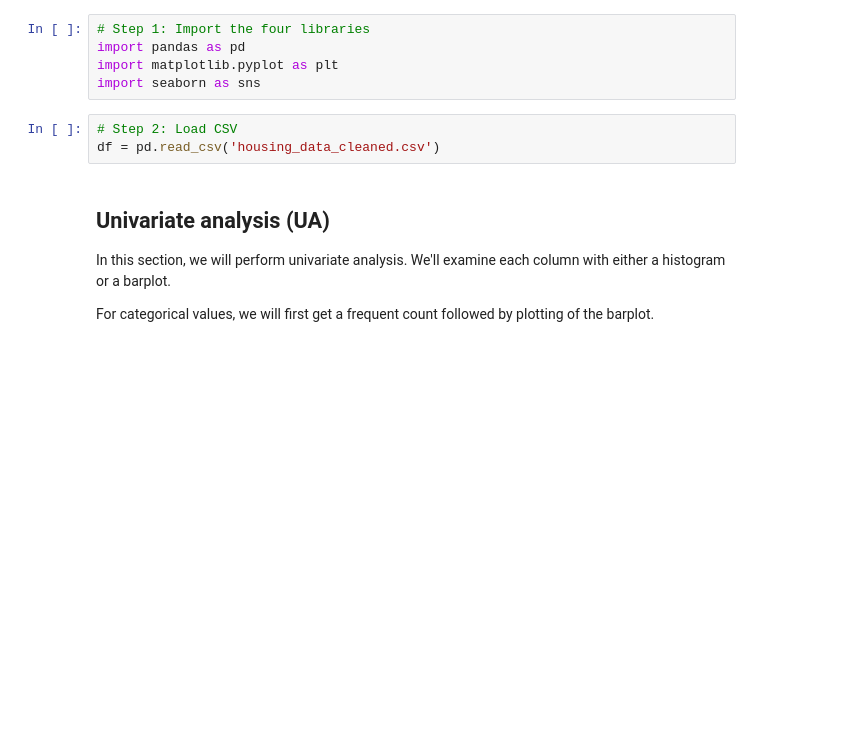
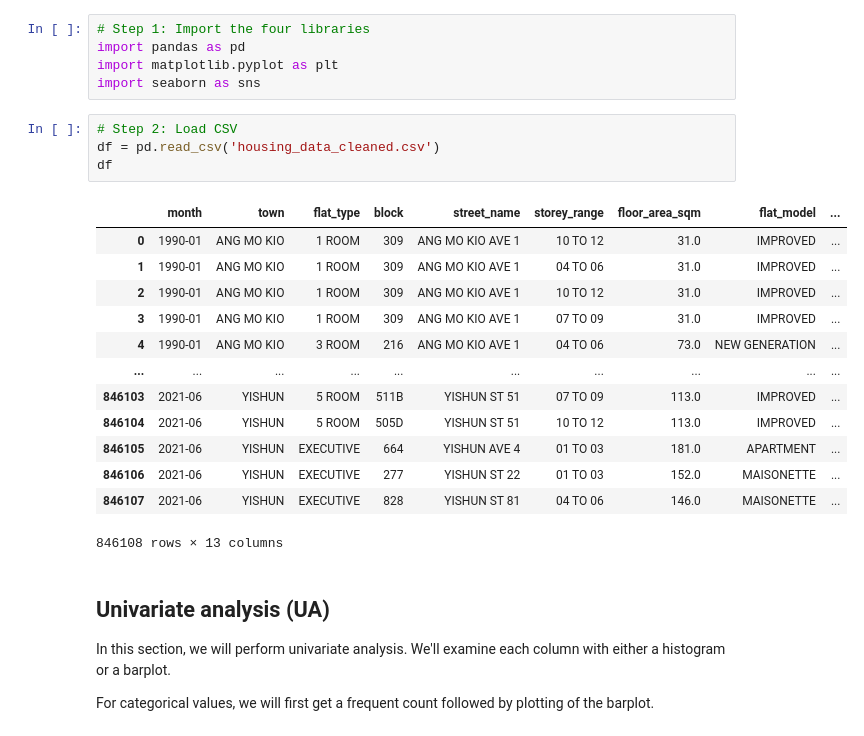
Before and after one commit to Keithlimhs/Project-Housing-Price, a Jupyter notebook: Project Housing Price (Part 3).ipynb, the cells around one changed output. Saved outputs shown, nothing was run; the diff lists cells and outputs as text; blank space fills up the shorter version.

```diff
--- a/Project Housing Price (Part 3).ipynb
+++ b/Project Housing Price (Part 3).ipynb
@@ -10,6 +10,21 @@ import seaborn as sns
 # %%
 # Step 2: Load CSV
 df = pd.read_csv('housing_data_cleaned.csv')
+df
+# %% [output]
+|  | month | town | flat_type | block | street_name | storey_range | floor_area_sqm | flat_model | ... |
+| 0 | 1990-01 | ANG MO KIO | 1 ROOM | 309 | ANG MO KIO AVE 1 | 10 TO 12 | 31.0 | IMPROVED | ... |
+| 1 | 1990-01 | ANG MO KIO | 1 ROOM | 309 | ANG MO KIO AVE 1 | 04 TO 06 | 31.0 | IMPROVED | ... |
+| 2 | 1990-01 | ANG MO KIO | 1 ROOM | 309 | ANG MO KIO AVE 1 | 10 TO 12 | 31.0 | IMPROVED | ... |
+| 3 | 1990-01 | ANG MO KIO | 1 ROOM | 309 | ANG MO KIO AVE 1 | 07 TO 09 | 31.0 | IMPROVED | ... |
+| 4 | 1990-01 | ANG MO KIO | 3 ROOM | 216 | ANG MO KIO AVE 1 | 04 TO 06 | 73.0 | NEW GENERATION | ... |
+| ... | ... | ... | ... | ... | ... | ... | ... | ... | ... |
+| 846103 | 2021-06 | YISHUN | 5 ROOM | 511B | YISHUN ST 51 | 07 TO 09 | 113.0 | IMPROVED | ... |
+| 846104 | 2021-06 | YISHUN | 5 ROOM | 505D | YISHUN ST 51 | 10 TO 12 | 113.0 | IMPROVED | ... |
+| 846105 | 2021-06 | YISHUN | EXECUTIVE | 664 | YISHUN AVE 4 | 01 TO 03 | 181.0 | APARTMENT | ... |
+| 846106 | 2021-06 | YISHUN | EXECUTIVE | 277 | YISHUN ST 22 | 01 TO 03 | 152.0 | MAISONETTE | ... |
+| 846107 | 2021-06 | YISHUN | EXECUTIVE | 828 | YISHUN ST 81 | 04 TO 06 | 146.0 | MAISONETTE | ... |
+846108 rows × 13 columns
 # %% [markdown]
 ## Univariate analysis (UA)
 In this section, we will perform univariate analysis. We'll examine each column with either a histogram or a barplot.
```
